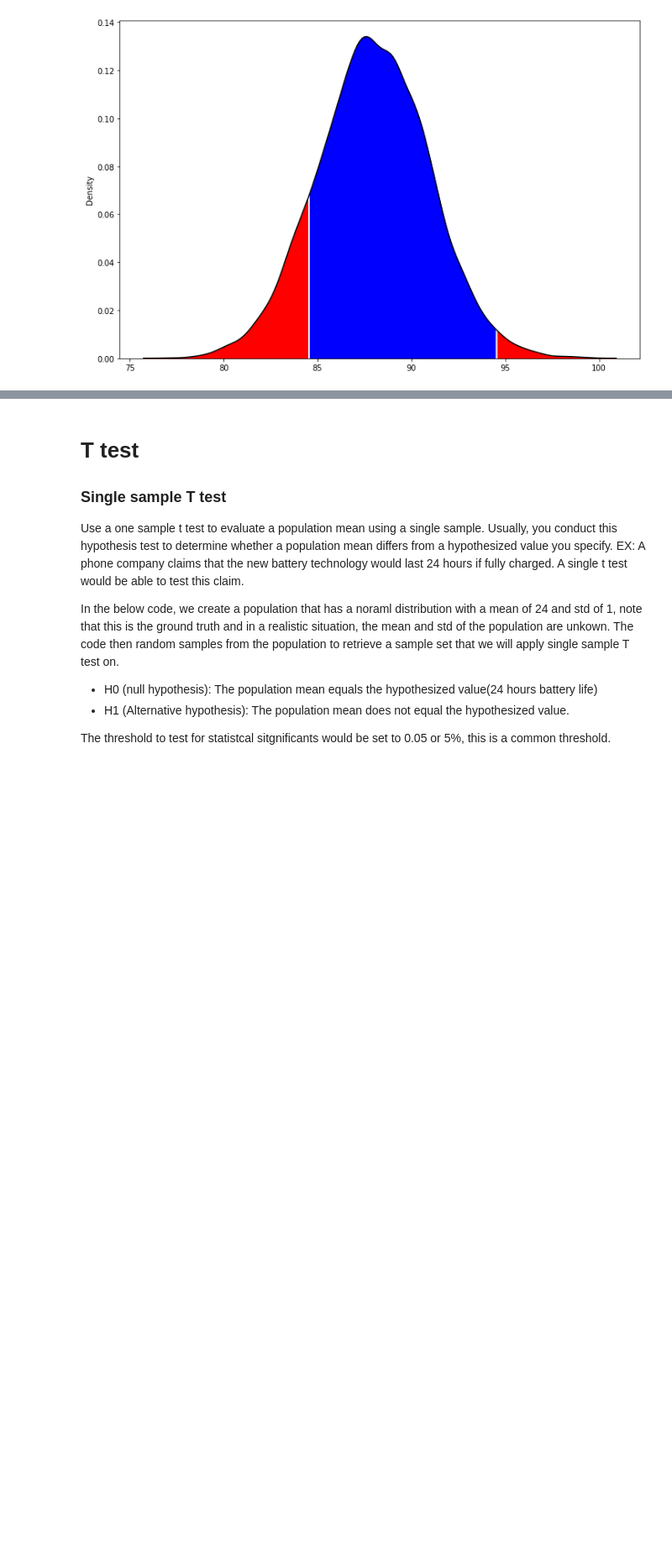
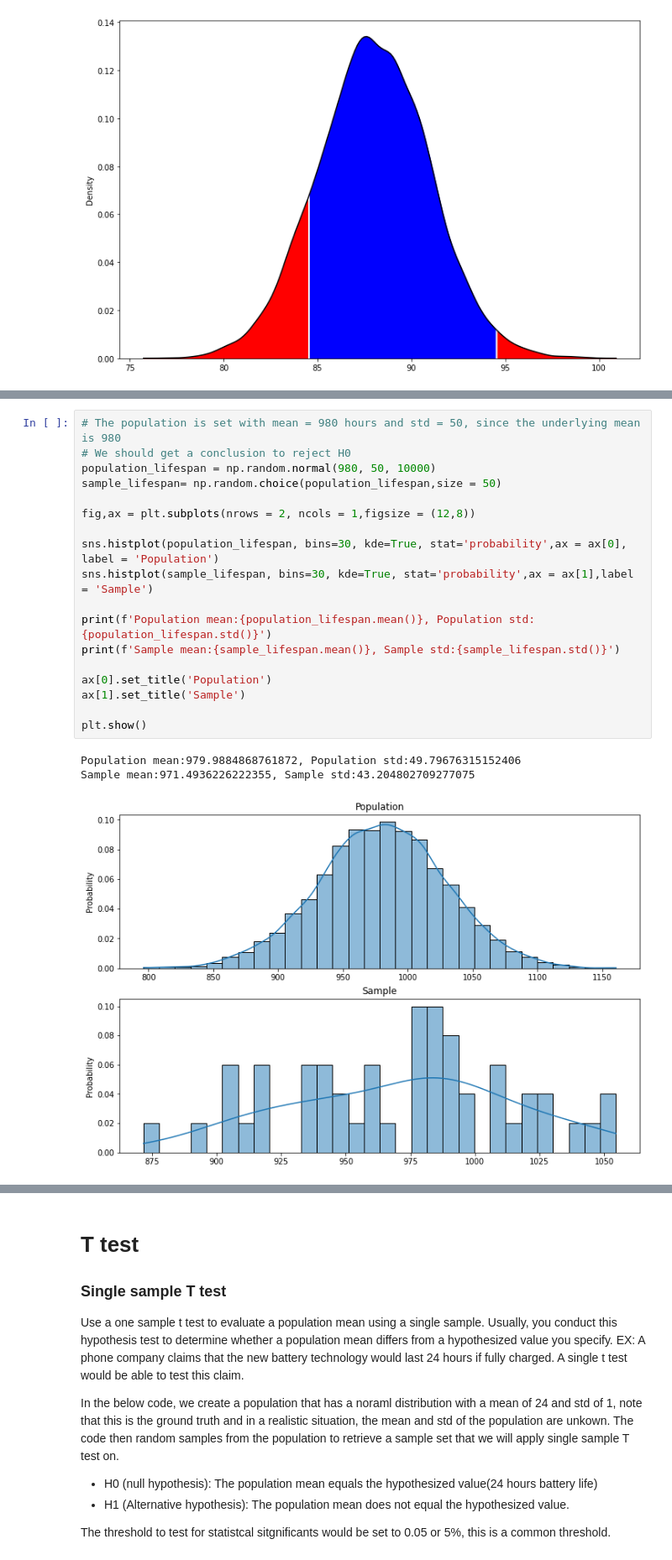
Before and after one commit to chris199713/Hypothesis_test, a Jupyter notebook: Hypothesis_testing.ipynb, the cells around one changed output, grey strips where cells are left out. Shown at 84% size. Cells and saved outputs as stored; diff of their text form; blank space fills up the shorter version.

```diff
--- a/Hypothesis_testing.ipynb
+++ b/Hypothesis_testing.ipynb
@@ -163,0 +275,22 @@ Probability of pitch speed faster than 94.5 or lower than 84.5 mph: 13.81 %
+# %%
+# The population is set with mean = 980 hours and std = 50, since the underlying mean is 980
+# We should get a conclusion to reject H0
+population_lifespan = np.random.normal(980, 50, 10000)
+sample_lifespan= np.random.choice(population_lifespan,size = 50)
+
+fig,ax = plt.subplots(nrows = 2, ncols = 1,figsize = (12,8))
+
+sns.histplot(population_lifespan, bins=30, kde=True, stat='probability',ax = ax[0], label = 'Population')
+sns.histplot(sample_lifespan, bins=30, kde=True, stat='probability',ax = ax[1],label = 'Sample')
+
+print(f'Population mean:{population_lifespan.mean()}, Population std:{population_lifespan.std()}')
+print(f'Sample mean:{sample_lifespan.mean()}, Sample std:{sample_lifespan.std()}')
+
+ax[0].set_title('Population')
+ax[1].set_title('Sample')
+
+plt.show()
+# %% [output]
+Population mean:979.9884868761872, Population std:49.79676315152406
+Sample mean:971.4936226222355, Sample std:43.204802709277075
+[figure, added]
```
Also changed, not shown: parts of 15 cells of this notebook.
